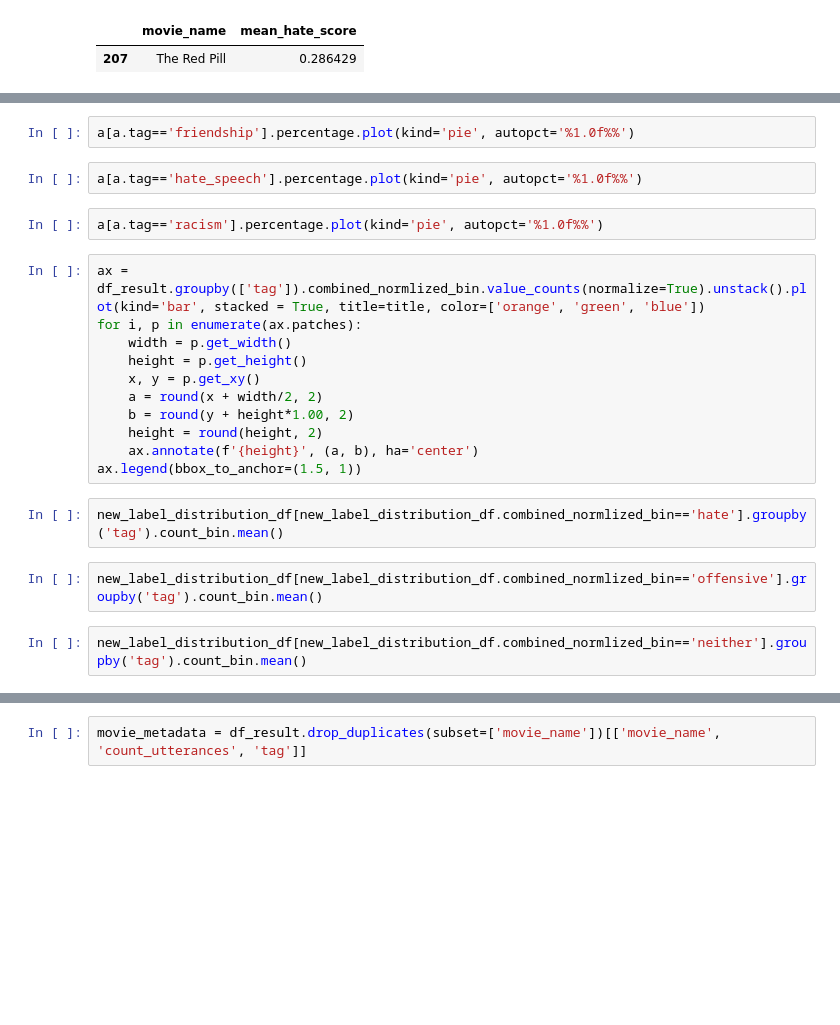
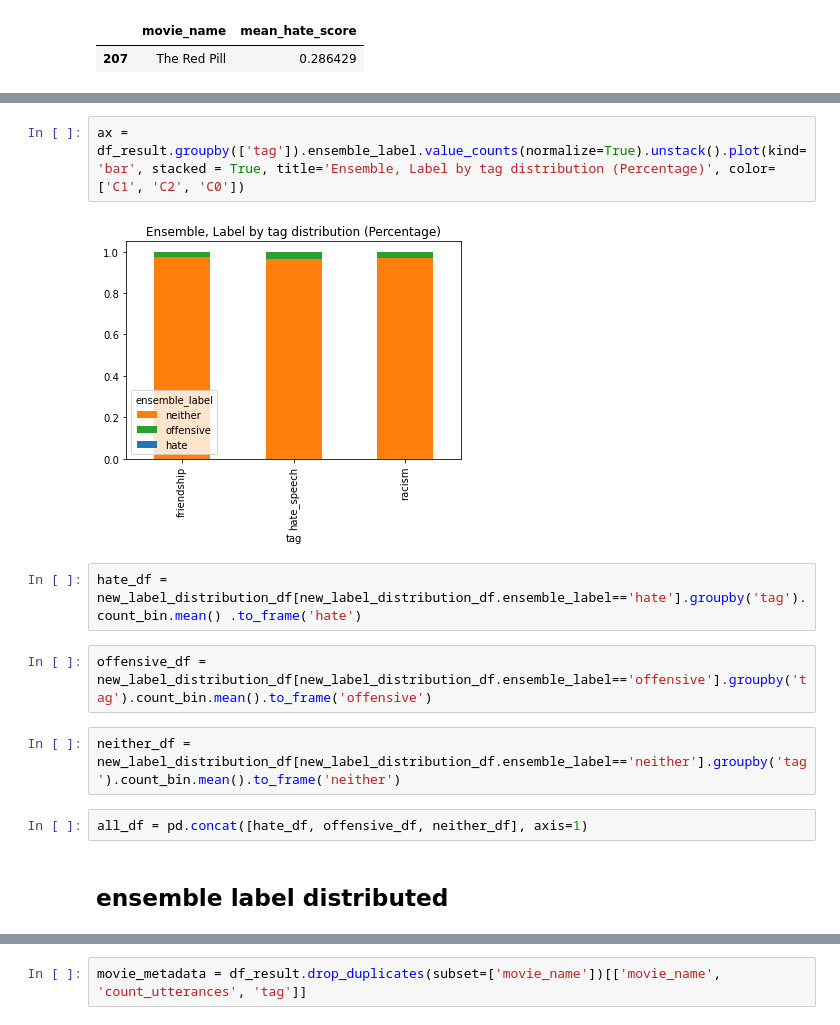
Before and after one commit to nvbogu/movie_hatespeech_detection, a Jupyter notebook: niklas_approach/plot_results.ipynb, the cells around one changed output, grey strips where cells are left out. Saved outputs shown, nothing was run; the diff lists cells and outputs as text; blank space fills up the shorter version.

```diff
--- a/niklas_approach/plot_results.ipynb
+++ b/niklas_approach/plot_results.ipynb
@@ -105,23 +145,14 @@ a
-# %%
-a[a.tag=='friendship'].percentage.plot(kind='pie', autopct='%1.0f%%')
-# %%
-a[a.tag=='hate_speech'].percentage.plot(kind='pie', autopct='%1.0f%%')
-# %%
-a[a.tag=='racism'].percentage.plot(kind='pie', autopct='%1.0f%%')
-# %%
-ax = df_result.groupby(['tag']).combined_normlized_bin.value_counts(normalize=True).unstack().plot(kind='bar', stacked = True, title=title, color=['orange', 'green', 'blue'])
-for i, p in enumerate(ax.patches):
-    width = p.get_width()
-    height = p.get_height()
-    x, y = p.get_xy()
-    a = round(x + width/2, 2)
-    b = round(y + height*1.00, 2)
-    height = round(height, 2)
-    ax.annotate(f'{height}', (a, b), ha='center')
-ax.legend(bbox_to_anchor=(1.5, 1))
+# %%
+ax = df_result.groupby(['tag']).ensemble_label.value_counts(normalize=True).unstack().plot(kind='bar', stacked = True, title='Ensemble, Label by tag distribution (Percentage)', color=['C1', 'C2', 'C0'])
+# %% [output]
+[figure, added]
 # %%
-new_label_distribution_df[new_label_distribution_df.combined_normlized_bin=='hate'].groupby('tag').count_bin.mean()
+hate_df = new_label_distribution_df[new_label_distribution_df.ensemble_label=='hate'].groupby('tag').count_bin.mean() .to_frame('hate')
 # %%
-new_label_distribution_df[new_label_distribution_df.combined_normlized_bin=='offensive'].groupby('tag').count_bin.mean()
+offensive_df = new_label_distribution_df[new_label_distribution_df.ensemble_label=='offensive'].groupby('tag').count_bin.mean().to_frame('offensive')
 # %%
-new_label_distribution_df[new_label_distribution_df.combined_normlized_bin=='neither'].groupby('tag').count_bin.mean()
+neither_df = new_label_distribution_df[new_label_distribution_df.ensemble_label=='neither'].groupby('tag').count_bin.mean().to_frame('neither')
+# %%
+all_df = pd.concat([hate_df, offensive_df, neither_df], axis=1)
+# %% [markdown]
+## ensemble label distributed
```
Also changed, not shown: parts of 22 cells of this notebook.
